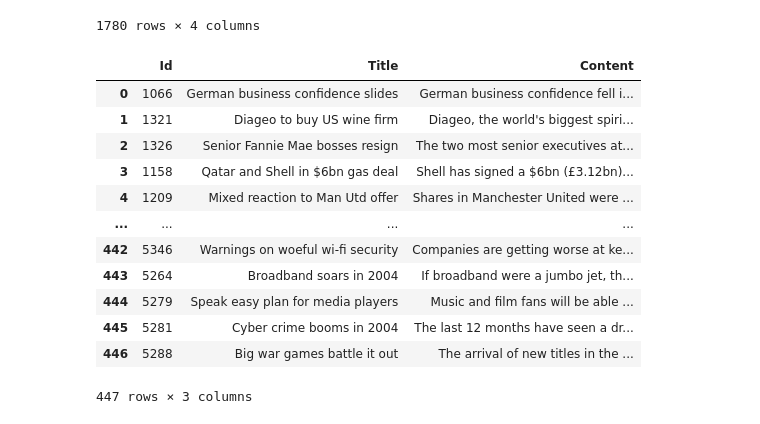
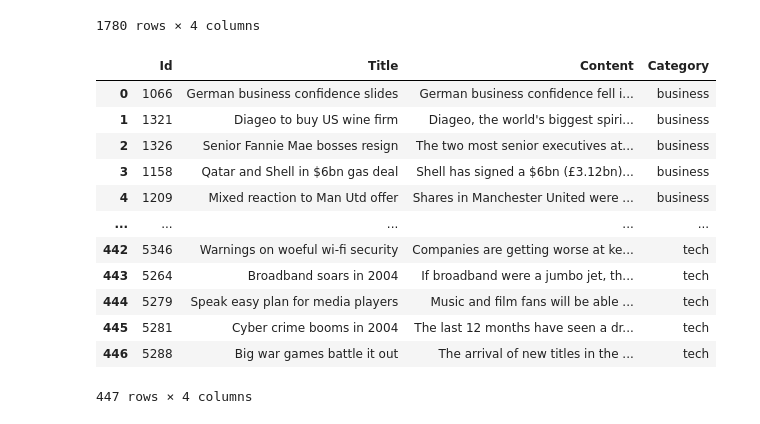
Before and after one commit to TazTornado/MiningTheNews, a Jupyter notebook: src/Create_train.ipynb, the cells around one changed output. Drawn from its saved outputs; the diff is of its cells as text; code cells hidden in the pictures.

```diff
--- a/src/Create_train.ipynb
+++ b/src/Create_train.ipynb
@@ -58,22 +58,22 @@ df_set
 | 1779 | 5326 | DVD copy protection strengthened | DVDs will be harder to copy thank... | tech |
 1780 rows × 4 columns
 # %%
-df_test = df_test.drop(columns = 'Category')
+# df_test = df_test.drop(columns = 'Category')
 df_test
 # %% [output]
-|  | Id | Title | Content |
-| 0 | 1066 | German business confidence slides | German business confidence fell i... |
-| 1 | 1321 | Diageo to buy US wine firm | Diageo, the world's biggest spiri... |
-| 2 | 1326 | Senior Fannie Mae bosses resign | The two most senior executives at... |
-| 3 | 1158 | Qatar and Shell in $6bn gas deal | Shell has signed a $6bn (£3.12bn)... |
-| 4 | 1209 | Mixed reaction to Man Utd offer | Shares in Manchester United were ... |
-| ... | ... | ... | ... |
-| 442 | 5346 | Warnings on woeful wi-fi security | Companies are getting worse at ke... |
-| 443 | 5264 | Broadband soars in 2004 | If broadband were a jumbo jet, th... |
-| 444 | 5279 | Speak easy plan for media players | Music and film fans will be able ... |
-| 445 | 5281 | Cyber crime booms in 2004 | The last 12 months have seen a dr... |
-| 446 | 5288 | Big war games battle it out | The arrival of new titles in the ... |
+|  | Id | Title | Content | Category |
+| 0 | 1066 | German business confidence slides | German business confidence fell i... | business |
+| 1 | 1321 | Diageo to buy US wine firm | Diageo, the world's biggest spiri... | business |
+| 2 | 1326 | Senior Fannie Mae bosses resign | The two most senior executives at... | business |
+| 3 | 1158 | Qatar and Shell in $6bn gas deal | Shell has signed a $6bn (£3.12bn)... | business |
+| 4 | 1209 | Mixed reaction to Man Utd offer | Shares in Manchester United were ... | business |
+| ... | ... | ... | ... | ... |
+| 442 | 5346 | Warnings on woeful wi-fi security | Companies are getting worse at ke... | tech |
+| 443 | 5264 | Broadband soars in 2004 | If broadband were a jumbo jet, th... | tech |
+| 444 | 5279 | Speak easy plan for media players | Music and film fans will be able ... | tech |
+| 445 | 5281 | Cyber crime booms in 2004 | The last 12 months have seen a dr... | tech |
+| 446 | 5288 | Big war games battle it out | The arrival of new titles in the ... | tech |
-447 rows × 3 columns
+447 rows × 4 columns
 # %%
 path_set = r'../data/train_set.tsv'
 df_set.to_csv(path_set, sep = '\t', index = False)
```
Also changed, not shown: 2 other files.
